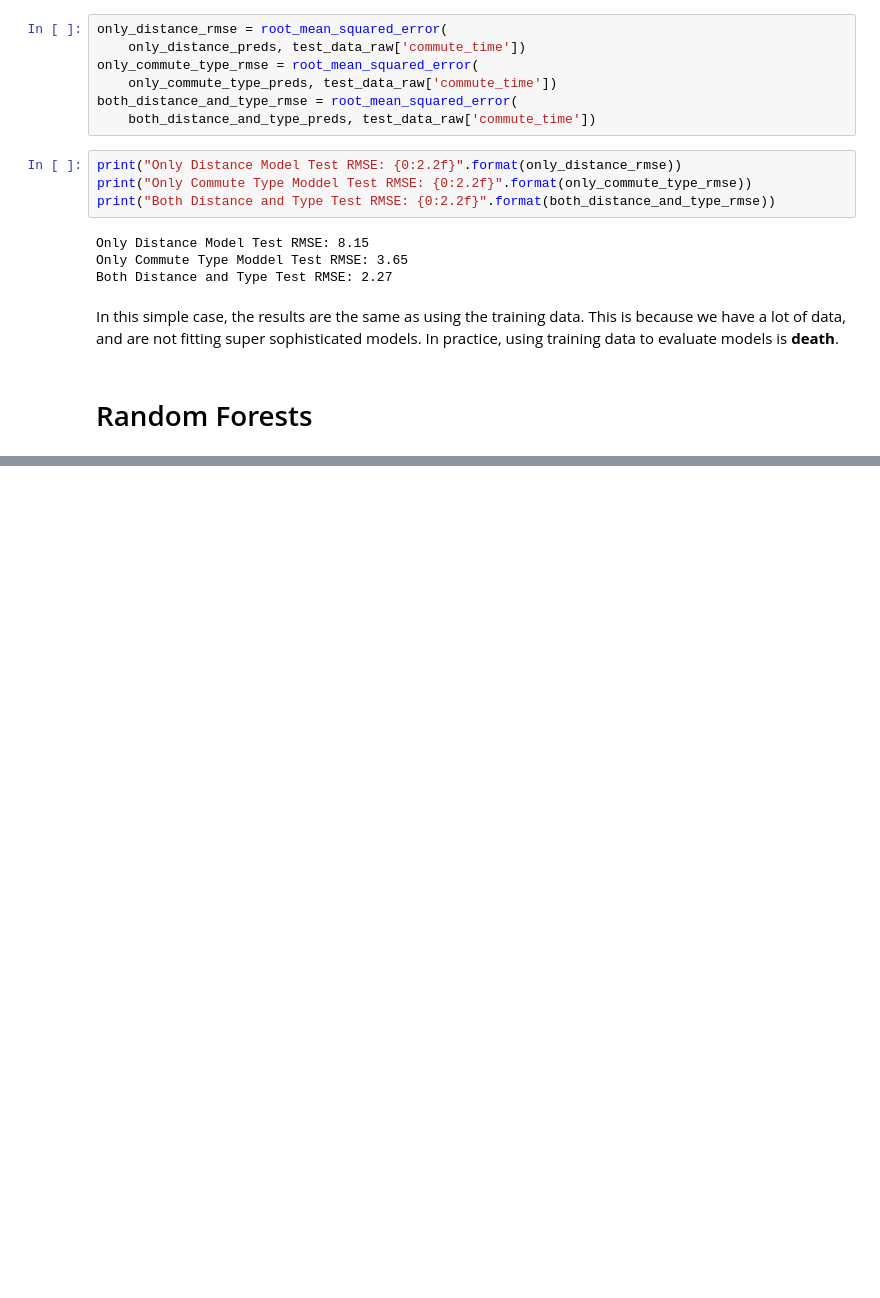
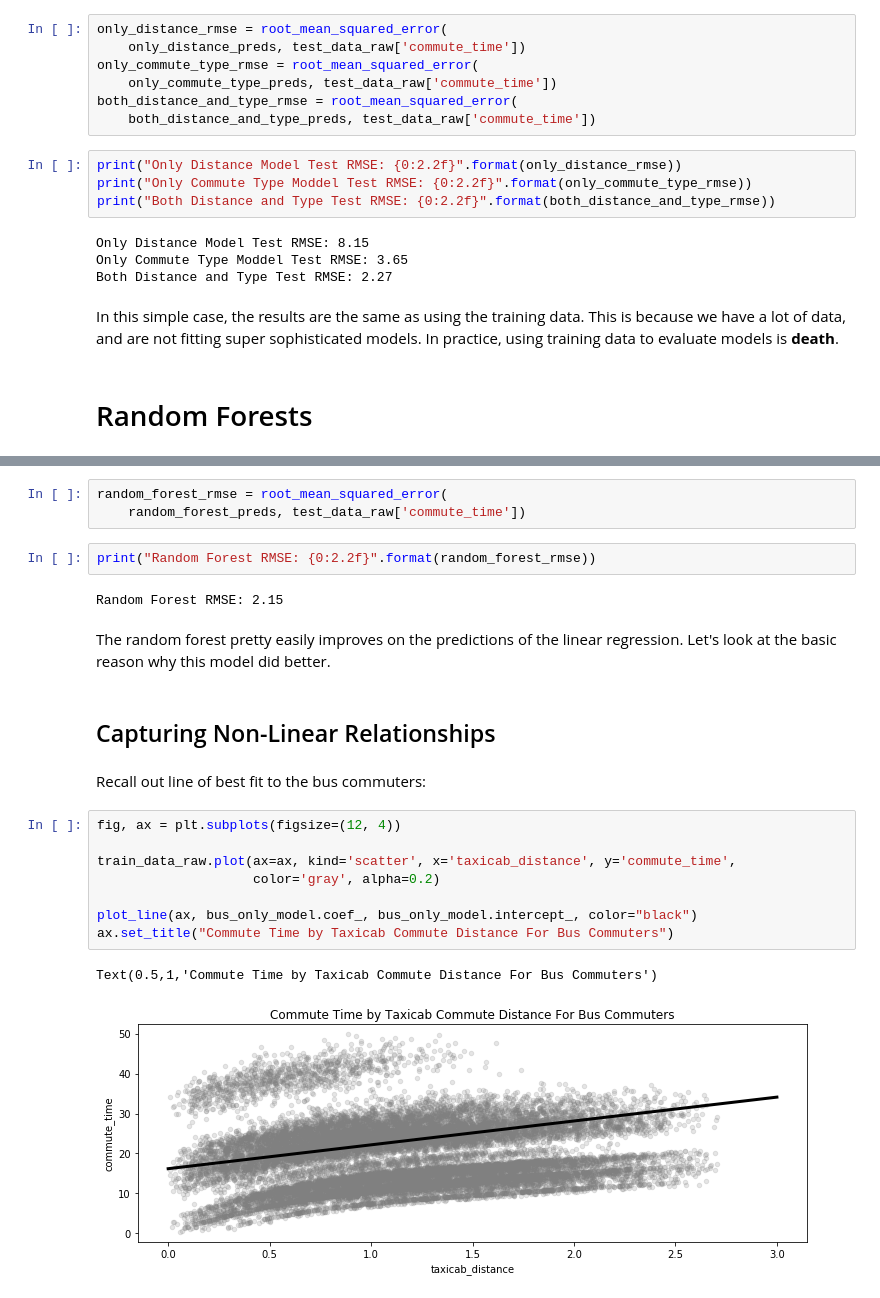
Before and after one commit to QCaudron/ml_101, a Jupyter notebook: 2_Linear_models/linear-regression.ipynb, the cells around one changed output, grey strips where cells are left out. Saved outputs shown, nothing was run; the diff lists cells and outputs as text; blank space fills up the shorter version.

Commit message:
Add random forest section.

```diff
--- a/2_Linear_models/linear-regression.ipynb
+++ b/2_Linear_models/linear-regression.ipynb
@@ -844,0 +866,24 @@ In this simple case, the results are the same as using the training data.  This
+# %%
+random_forest_rmse = root_mean_squared_error(
+    random_forest_preds, test_data_raw['commute_time'])
+# %%
+print("Random Forest RMSE: {0:2.2f}".format(random_forest_rmse))
+# %% [output]
+Random Forest RMSE: 2.15
+# %% [markdown]
+The random forest pretty easily improves on the predictions of the linear regression.  Let's look at the basic reason why this model did better.
+# %% [markdown]
+## Capturing Non-Linear Relationships
+# %% [markdown]
+Recall out line of best fit to the bus commuters:
+# %%
+fig, ax = plt.subplots(figsize=(12, 4))
+
+train_data_raw.plot(ax=ax, kind='scatter', x='taxicab_distance', y='commute_time',
+                    color='gray', alpha=0.2)
+
+plot_line(ax, bus_only_model.coef_, bus_only_model.intercept_, color="black")
+ax.set_title("Commute Time by Taxicab Commute Distance For Bus Commuters")
+# %% [output]
+Text(0.5,1,'Commute Time by Taxicab Commute Distance For Bus Commuters')
+[figure, added]
```
Also changed, not shown: parts of 9 cells of this notebook.
